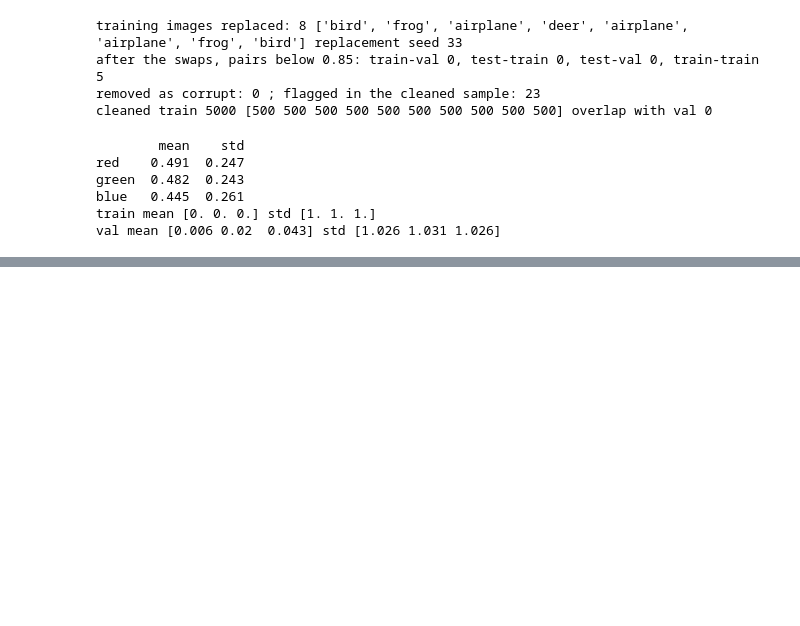
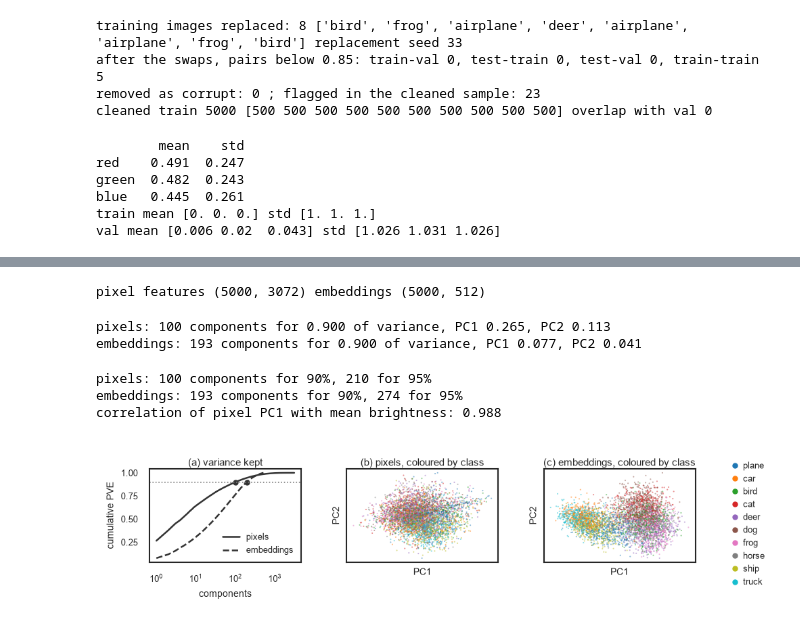
Before and after one commit to AmanSK28/cifar10-explore-cluster-classify, a Jupyter notebook: cifar10.ipynb, the cells around one changed output, grey strips where cells are left out. Saved outputs shown, nothing was run; the diff lists cells and outputs as text; code cells hidden in the pictures; blank space fills up the shorter version.

Commit message:
Add PCA on pixels and embeddings

```diff
--- a/cifar10.ipynb
+++ b/cifar10.ipynb
@@ -390,0 +396,64 @@ val mean [0.006 0.02  0.043] std [1.026 1.031 1.026]
+# %%
+pixel_features = train_x.reshape(len(train_x), -1).numpy()
+
+resnet = resnet18(weights=ResNet18_Weights.IMAGENET1K_V1)
+resnet.fc = nn.Identity()
+resnet.eval().to(device)
+# ResNet expects ImageNet averages and 224 x 224 images
+imagenet_mean = torch.tensor([0.485, 0.456, 0.406]).view(1, 3, 1, 1)
+imagenet_std = torch.tensor([0.229, 0.224, 0.225]).view(1, 3, 1, 1)
+raw_train = torch.tensor(train_images[clean_train_idx], dtype=torch.float32).permute(0, 3, 1, 2) / 255
+batches = []
+with torch.no_grad():
+    for i in range(0, len(raw_train), 250):
+        xb = (raw_train[i:i + 250] - imagenet_mean) / imagenet_std
+        xb = F.interpolate(xb, size=224, mode="bilinear", align_corners=False)
+        batches.append(resnet(xb.to(device)).cpu())
+embeddings = torch.cat(batches).numpy()
+print("pixel features", pixel_features.shape, "embeddings", embeddings.shape)
+# %% [output]
+pixel features (5000, 3072) embeddings (5000, 512)
+# %%
+feature_sets = {"pixels": pixel_features, "embeddings": embeddings}
+pca_features, pca_models = {}, {}
+for name, features in feature_sets.items():
+    # scale first so no single number dominates
+    standardised = StandardScaler().fit_transform(features)
+    pca_models[name] = PCA(n_components=0.90, random_state=SEED).fit(standardised)
+    pca_features[name] = pca_models[name].transform(standardised)
+    ratio = pca_models[name].explained_variance_ratio_
+    print(f"{name}: {pca_models[name].n_components_} components for {ratio.sum():.3f} of variance, "
+          f"PC1 {ratio[0]:.3f}, PC2 {ratio[1]:.3f}")
+# %% [output]
+pixels: 100 components for 0.900 of variance, PC1 0.265, PC2 0.113
+embeddings: 193 components for 0.900 of variance, PC1 0.077, PC2 0.041
+# %%
+pve_curves = {name: np.cumsum(PCA(random_state=SEED).fit(StandardScaler().fit_transform(f))
+                              .explained_variance_ratio_) for name, f in feature_sets.items()}
+cluster_y = train_labels[clean_train_idx]
+for name, curve in pve_curves.items():
+    print(f"{name}: {np.searchsorted(curve, 0.90) + 1} components for 90%, {np.searchsorted(curve, 0.95) + 1} for 95%")
+print("correlation of pixel PC1 with mean brightness:",
+      np.corrcoef(pca_features["pixels"][:, 0], pixel_features.mean(axis=1))[0, 1].round(3))
+
+fig, axes = plt.subplots(1, 3, figsize=(TEXT_WIDTH, 1.2))
+for name, style in [("pixels", "-"), ("embeddings", "--")]:
+    axes[0].plot(np.arange(1, len(pve_curves[name]) + 1), pve_curves[name], style, color="0.2", label=name)
+    axes[0].plot(pca_models[name].n_components_, 0.9, "o", color="0.2", ms=3)
+axes[0].axhline(0.9, color="0.5", lw=0.8, ls=":")
+axes[0].set(xscale="log", xlabel="components", ylabel="cumulative PVE", title="(a) variance kept")
+axes[0].legend(frameon=False, loc="lower right")
+for ax, name, letter in [(axes[1], "pixels", "b"), (axes[2], "embeddings", "c")]:
+    pcs = pca_features[name][:, :2]
+    ax.scatter(pcs[:, 0], pcs[:, 1], c=[class_colours[classes[c]] for c in cluster_y], s=1, alpha=0.5, lw=0)
+    ax.set(xticks=[], yticks=[], xlabel="PC1", ylabel="PC2", title=f"({letter}) {name}, coloured by class")
+handles = [plt.Line2D([], [], marker="o", ls="", ms=3, color=class_colours[c]) for c in classes]
+fig.legend(handles, short_names, loc="center right", frameon=False, handletextpad=0, borderaxespad=0)
+fig.subplots_adjust(right=0.91, wspace=0.3)
+fig.savefig("figures/b1_pca.png")
+plt.show()
+# %% [output]
+pixels: 100 components for 90%, 210 for 95%
+embeddings: 193 components for 90%, 274 for 95%
+correlation of pixel PC1 with mean brightness: 0.988
+[figure, added]
```
Also changed, not shown: parts of 1 cell of this notebook, 1 other file.
